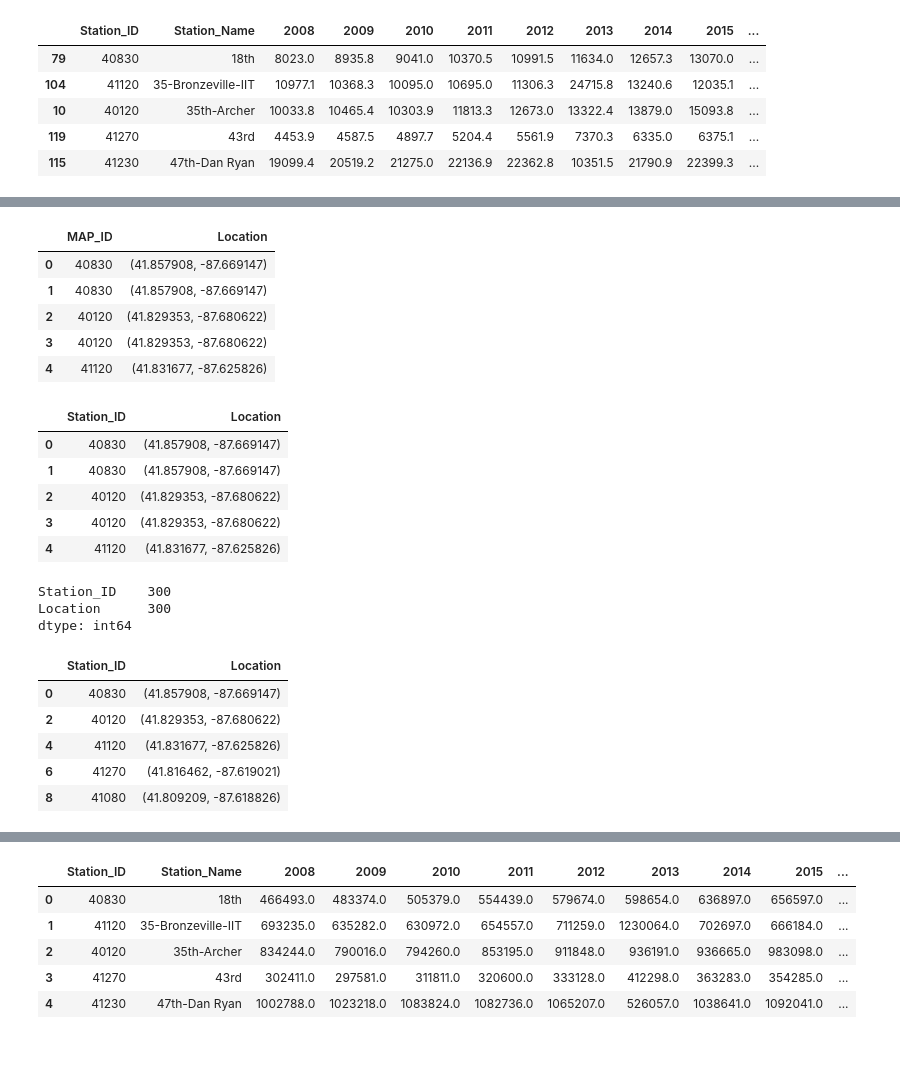
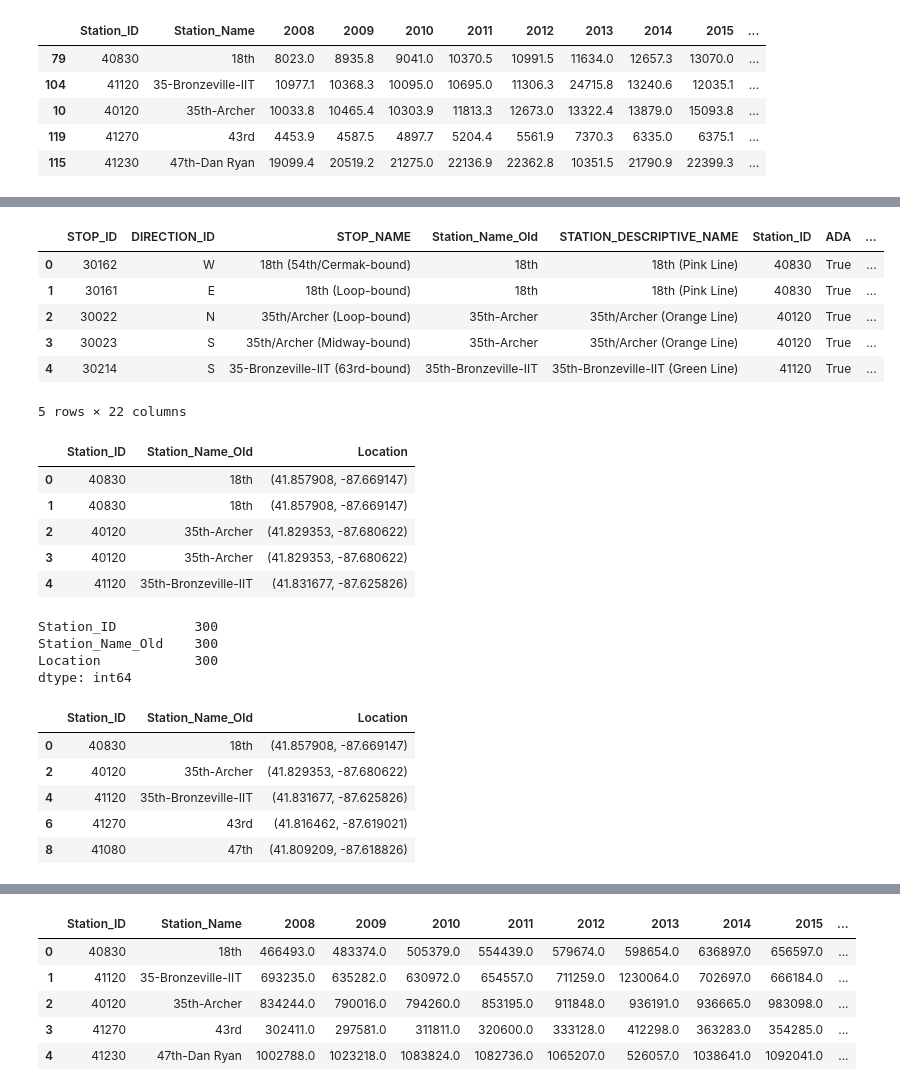
Before and after one commit to Atchub1/DataScience_Project2, a Jupyter notebook: New/Pandas/Data_2.ipynb, the cells around one changed output, grey strips where cells are left out. Cells and saved outputs as stored; diff of their text form; code cells hidden in the pictures; blank space fills up the shorter version.

```diff
--- a/New/Pandas/Data_2.ipynb
+++ b/New/Pandas/Data_2.ipynb
@@ -419,39 +736,41 @@ system_info.head()
 # %%
-cta_location = system_info[["MAP_ID", "Location"]]
+cta_location = system_info.rename(columns={"MAP_ID":"Station_ID", "Station_Name": "Station_Name_Old"})
 cta_location.head()
 # %% [output]
-|  | MAP_ID | Location |
-| 0 | 40830 | (41.857908, -87.669147) |
-| 1 | 40830 | (41.857908, -87.669147) |
-| 2 | 40120 | (41.829353, -87.680622) |
-| 3 | 40120 | (41.829353, -87.680622) |
-| 4 | 41120 | (41.831677, -87.625826) |
+|  | STOP_ID | DIRECTION_ID | STOP_NAME | Station_Name_Old | STATION_DESCRIPTIVE_NAME | Station_ID | ADA | ... |
+| 0 | 30162 | W | 18th (54th/Cermak-bound) | 18th | 18th (Pink Line) | 40830 | True | ... |
+| 1 | 30161 | E | 18th (Loop-bound) | 18th | 18th (Pink Line) | 40830 | True | ... |
+| 2 | 30022 | N | 35th/Archer (Loop-bound) | 35th-Archer | 35th/Archer (Orange Line) | 40120 | True | ... |
+| 3 | 30023 | S | 35th/Archer (Midway-bound) | 35th-Archer | 35th/Archer (Orange Line) | 40120 | True | ... |
+| 4 | 30214 | S | 35-Bronzeville-IIT (63rd-bound) | 35th-Bronzeville-IIT | 35th-Bronzeville-IIT (Green Line) | 41120 | True | ... |
+5 rows × 22 columns
-# %%
-cta_location_rename = cta_location.rename(columns={"MAP_ID":"Station_ID"})
-cta_location_rename.head()
-# %% [output]
-|  | Station_ID | Location |
-| 0 | 40830 | (41.857908, -87.669147) |
-| 1 | 40830 | (41.857908, -87.669147) |
-| 2 | 40120 | (41.829353, -87.680622) |
-| 3 | 40120 | (41.829353, -87.680622) |
-| 4 | 41120 | (41.831677, -87.625826) |
+# %%
+cta_location_df = cta_location[['Station_ID', 'Station_Name_Old', 'Location']]
+cta_location_df.head()
+# %% [output]
+|  | Station_ID | Station_Name_Old | Location |
+| 0 | 40830 | 18th | (41.857908, -87.669147) |
+| 1 | 40830 | 18th | (41.857908, -87.669147) |
+| 2 | 40120 | 35th-Archer | (41.829353, -87.680622) |
+| 3 | 40120 | 35th-Archer | (41.829353, -87.680622) |
+| 4 | 41120 | 35th-Bronzeville-IIT | (41.831677, -87.625826) |
 # %%
-cta_location_rename.count()
+cta_location_df.count()
 # %% [output]
-Station_ID    300
-Location      300
+Station_ID          300
+Station_Name_Old    300
+Location            300
 dtype: int64
 # %%
-cta_location_new = cta_location_rename.drop_duplicates(subset=None, keep="first", inplace=False)
+cta_location_new = cta_location_df.drop_duplicates(subset=None, keep="first", inplace=False)
 cta_location_new.head()
 # %% [output]
-|  | Station_ID | Location |
-| 0 | 40830 | (41.857908, -87.669147) |
-| 2 | 40120 | (41.829353, -87.680622) |
-| 4 | 41120 | (41.831677, -87.625826) |
-| 6 | 41270 | (41.816462, -87.619021) |
-| 8 | 41080 | (41.809209, -87.618826) |
+|  | Station_ID | Station_Name_Old | Location |
+| 0 | 40830 | 18th | (41.857908, -87.669147) |
+| 2 | 40120 | 35th-Archer | (41.829353, -87.680622) |
+| 4 | 41120 | 35th-Bronzeville-IIT | (41.831677, -87.625826) |
+| 6 | 41270 | 43rd | (41.816462, -87.619021) |
+| 8 | 41080 | 47th | (41.809209, -87.618826) |
 # %%
 cta_location_new.dtypes
 # %% [output]
```
Also changed, not shown: parts of 62 cells of this notebook, 1 other file.
